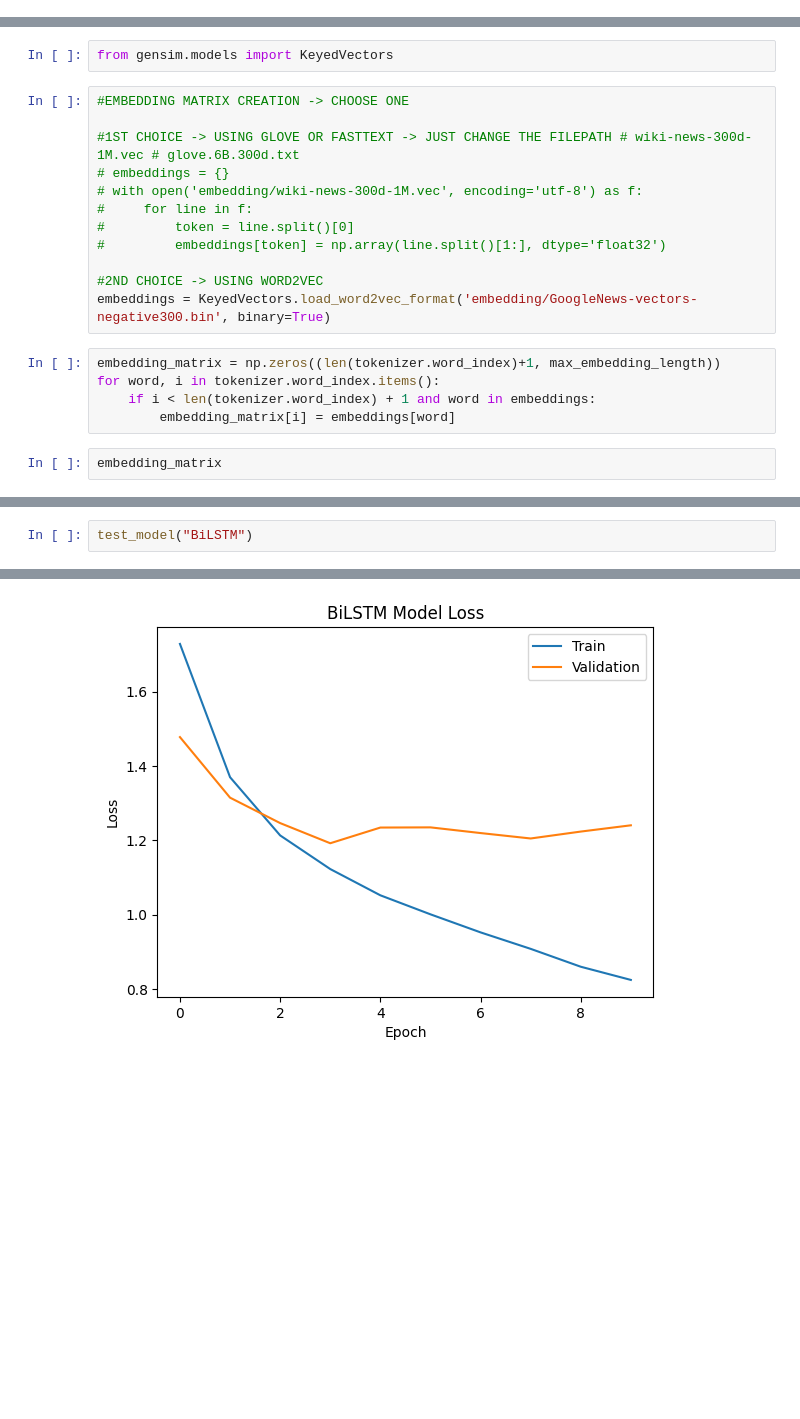
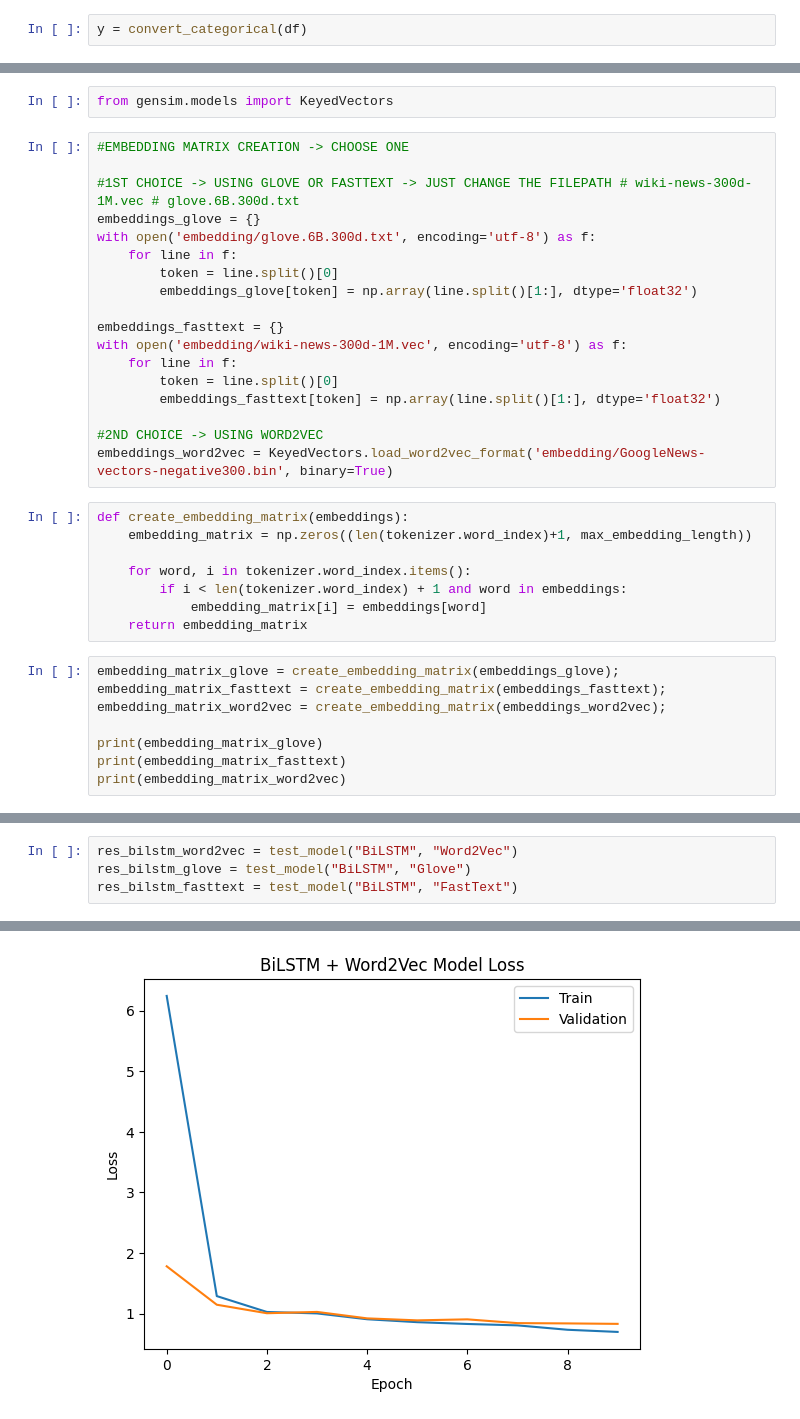
Before and after one commit to Scleepy/Emotion-Detection, a Jupyter notebook: RNN Comparison.ipynb, the cells around one changed output, grey strips where cells are left out. Cells and saved outputs as stored; diff of their text form; blank space fills up the shorter version.

```diff
--- a/RNN Comparison.ipynb
+++ b/RNN Comparison.ipynb
@@ -92,0 +165,2 @@ y = to_categorical(y)
+# %%
+y = convert_categorical(df)
@@ -117,19 +221,34 @@ from gensim.models import KeyedVectors
 #EMBEDDING MATRIX CREATION -> CHOOSE ONE
 
 #1ST CHOICE -> USING GLOVE OR FASTTEXT -> JUST CHANGE THE FILEPATH # wiki-news-300d-1M.vec # glove.6B.300d.txt
-# embeddings = {}
-# with open('embedding/wiki-news-300d-1M.vec', encoding='utf-8') as f:
-#     for line in f:
-#         token = line.split()[0]
-#         embeddings[token] = np.array(line.split()[1:], dtype='float32')
+embeddings_glove = {}
+with open('embedding/glove.6B.300d.txt', encoding='utf-8') as f:
+    for line in f:
+        token = line.split()[0]
+        embeddings_glove[token] = np.array(line.split()[1:], dtype='float32')
+
+embeddings_fasttext = {}
+with open('embedding/wiki-news-300d-1M.vec', encoding='utf-8') as f:
+    for line in f:
+        token = line.split()[0]
+        embeddings_fasttext[token] = np.array(line.split()[1:], dtype='float32')
 
 #2ND CHOICE -> USING WORD2VEC
-embeddings = KeyedVectors.load_word2vec_format('embedding/GoogleNews-vectors-negative300.bin', binary=True)
+embeddings_word2vec = KeyedVectors.load_word2vec_format('embedding/GoogleNews-vectors-negative300.bin', binary=True)
 # %%
-embedding_matrix = np.zeros((len(tokenizer.word_index)+1, max_embedding_length))
-for word, i in tokenizer.word_index.items():
-    if i < len(tokenizer.word_index) + 1 and word in embeddings:
-        embedding_matrix[i] = embeddings[word]
+def create_embedding_matrix(embeddings):
+    embedding_matrix = np.zeros((len(tokenizer.word_index)+1, max_embedding_length))
+
+    for word, i in tokenizer.word_index.items():
+        if i < len(tokenizer.word_index) + 1 and word in embeddings:
+            embedding_matrix[i] = embeddings[word]
+    return embedding_matrix
 # %%
-embedding_matrix
+embedding_matrix_glove = create_embedding_matrix(embeddings_glove);
+embedding_matrix_fasttext = create_embedding_matrix(embeddings_fasttext);
+embedding_matrix_word2vec = create_embedding_matrix(embeddings_word2vec);
+
+print(embedding_matrix_glove)
+print(embedding_matrix_fasttext)
+print(embedding_matrix_word2vec)
 # %% [output]
@@ -258,3 +447,5 @@ F1 Score: 0.570
 # %%
-test_model("BiLSTM")
+res_bilstm_word2vec = test_model("BiLSTM", "Word2Vec")
+res_bilstm_glove = test_model("BiLSTM", "Glove")
+res_bilstm_fasttext = test_model("BiLSTM", "FastText")
 # %% [output]
@@ -278 +469 @@ Epoch 10/10
-[figure, old version]
+[figure, new version]
```
Also changed, not shown: parts of 22 cells of this notebook, 43 other files.
